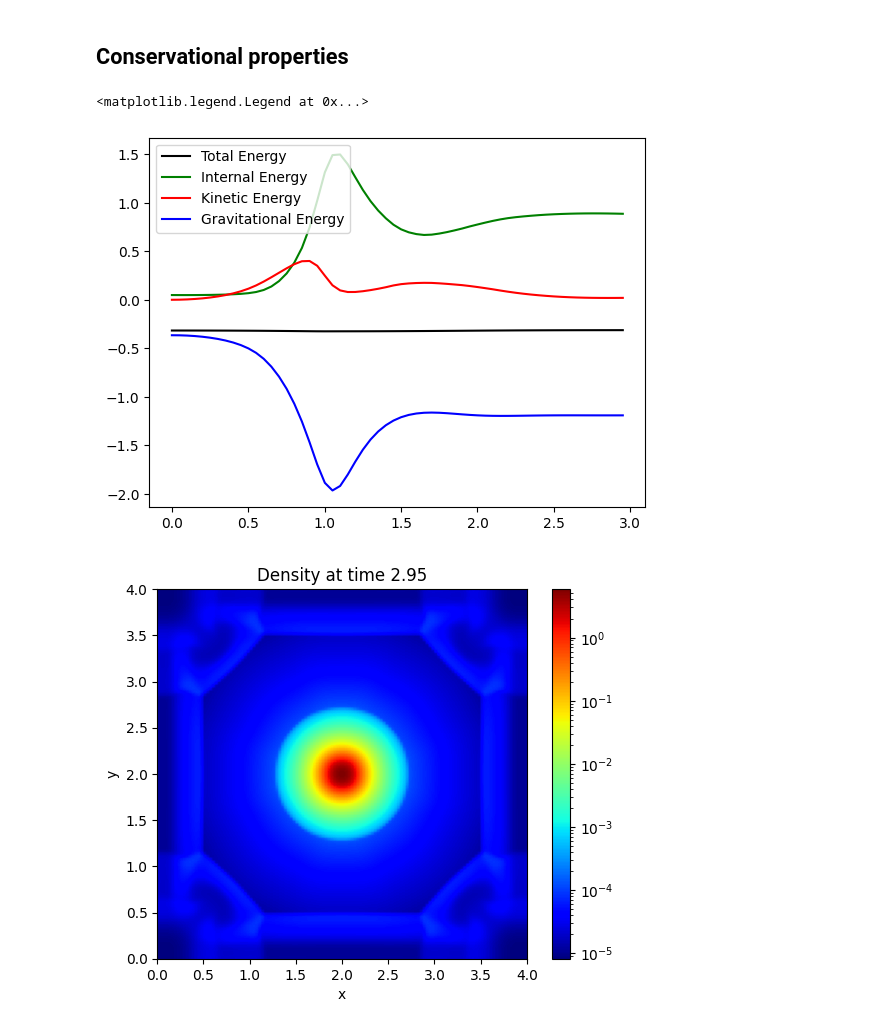
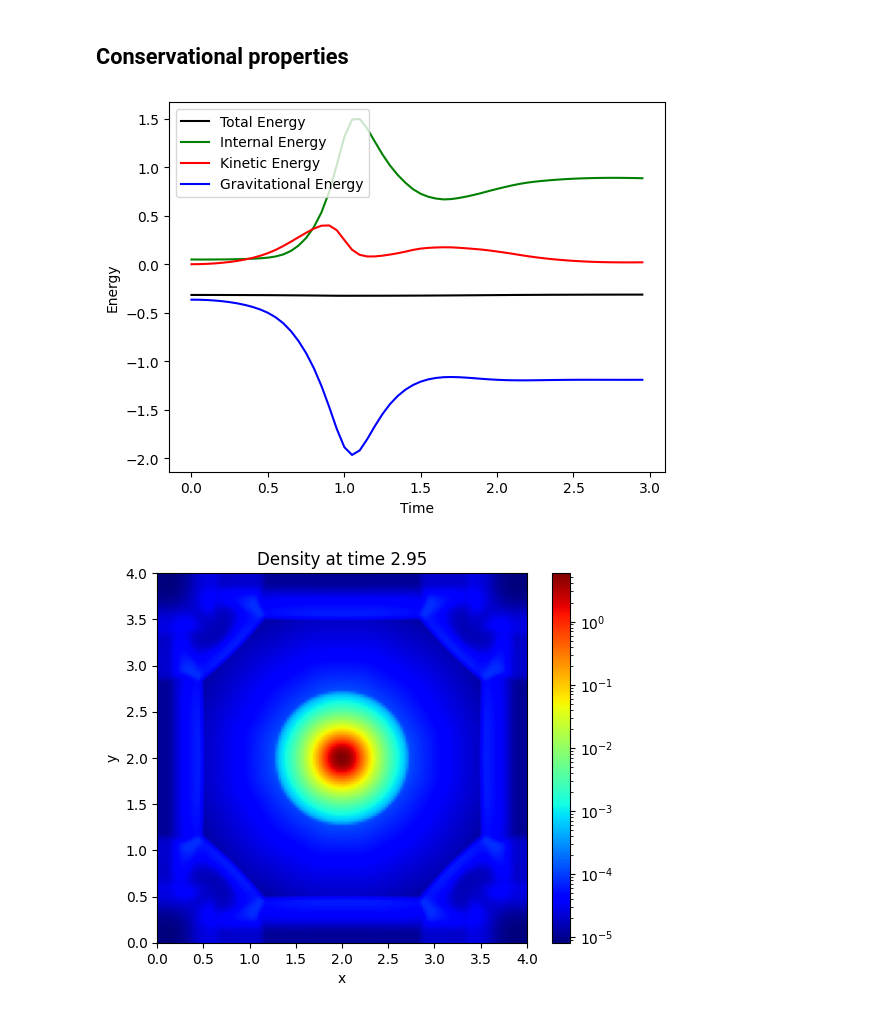
Before and after one commit to leo1200/jf1uids, a Jupyter notebook: notebooks/self_gravity/evrards_collapse.ipynb, the cells around one changed output. Saved outputs shown, nothing was run; the diff lists cells and outputs as text; code cells hidden in the pictures.

```diff
--- a/notebooks/self_gravity/evrards_collapse.ipynb
+++ b/notebooks/self_gravity/evrards_collapse.ipynb
@@ -207,13 +207,16 @@ time = snapshots.time_points
 # %%
 t_end = 3.0
 plt.plot(time, total_energy, label="Total Energy", color = "black")
 plt.plot(time, internal_energy, label="Internal Energy", color = "green")
 plt.plot(time, kinetic_energy, label="Kinetic Energy", color = "red")
-plt.plot(time, gravitational_energy, label="Gravitational Energy", color = "blue")#
+plt.plot(time, gravitational_energy, label="Gravitational Energy", color = "blue")
+plt.xlabel("Time")
+plt.ylabel("Energy")
 plt.legend()
+
+plt.savefig("collapse_conservation.svg")
 # %% [output]
-<matplotlib.legend.Legend at 0x...>
-[figure, old version]
+[figure, new version]
 # %%
 import matplotlib.animation as animation
 
```
Also changed, not shown: 2 other files.
